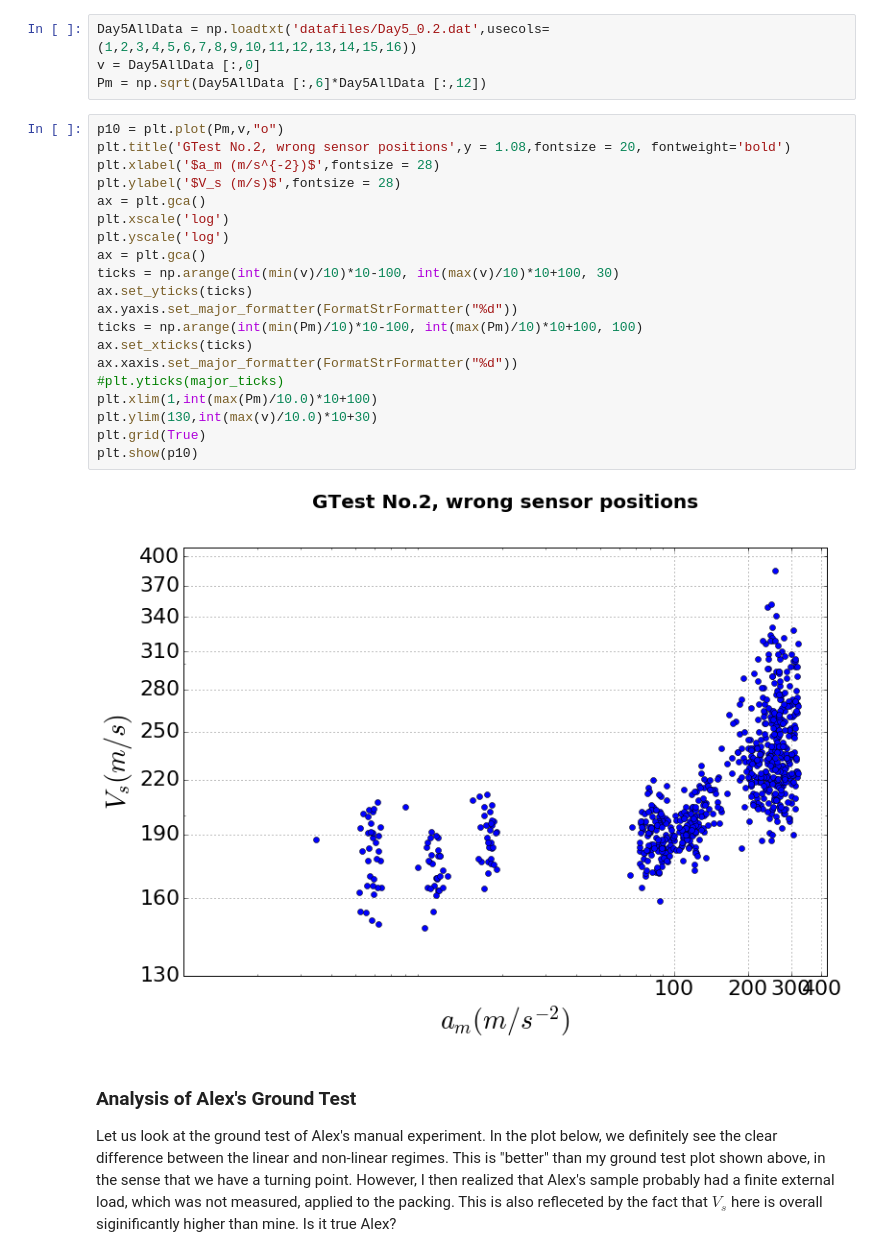
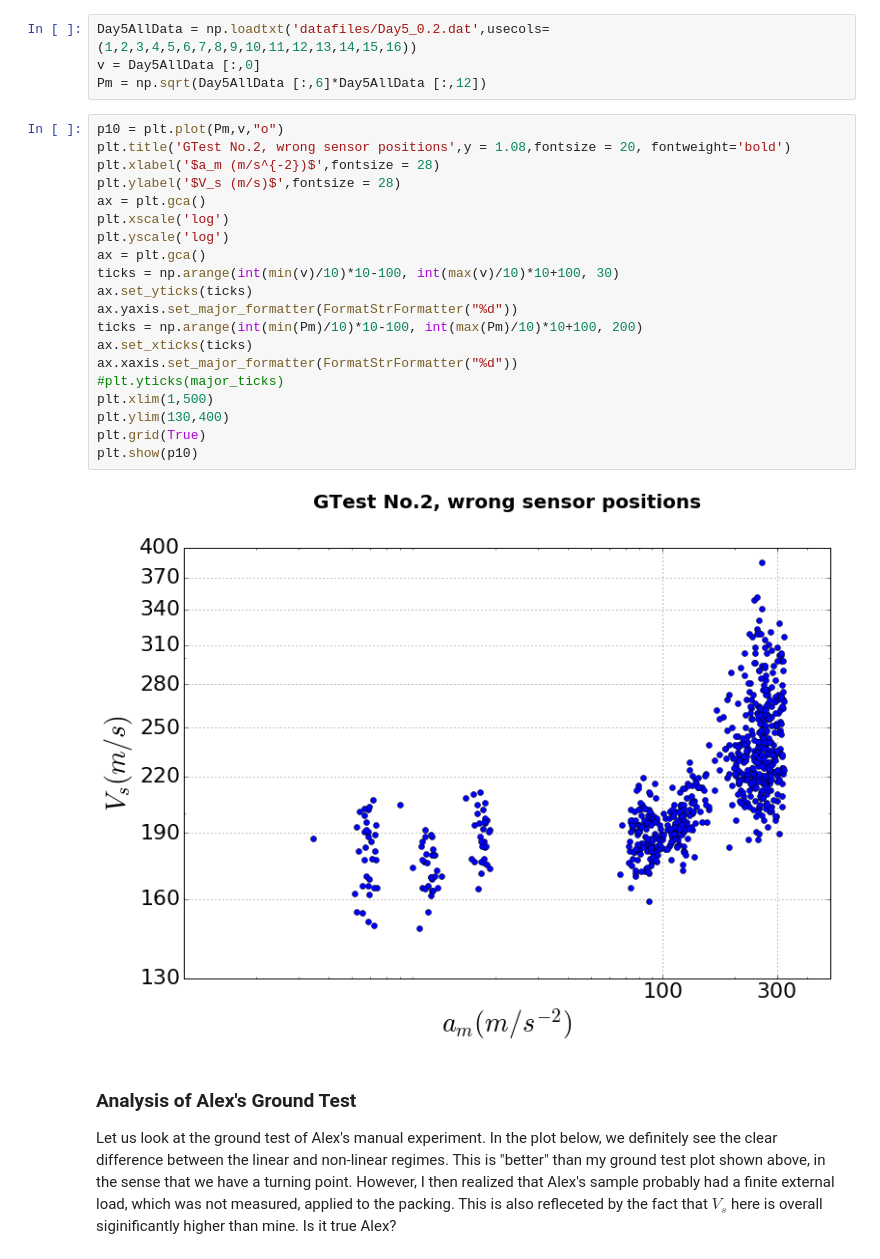
Before and after one commit to HanzoYu/GranularSound, a Jupyter notebook: GSound.ipynb, the cells around one changed output. Cells and saved outputs as stored; diff of their text form.

```diff
--- a/GSound.ipynb
+++ b/GSound.ipynb
@@ -187,25 +187,25 @@ Pm = np.sqrt(Day5AllData [:,6]*Day5AllData [:,12])
 # %%
 p10 = plt.plot(Pm,v,"o")
 plt.title('GTest No.2, wrong sensor positions',y = 1.08,fontsize = 20, fontweight='bold')
 plt.xlabel('$a_m (m/s^{-2})$',fontsize = 28)
 plt.ylabel('$V_s (m/s)$',fontsize = 28)
 ax = plt.gca()
 plt.xscale('log')
 plt.yscale('log')
 ax = plt.gca()
 ticks = np.arange(int(min(v)/10)*10-100, int(max(v)/10)*10+100, 30)
 ax.set_yticks(ticks)
 ax.yaxis.set_major_formatter(FormatStrFormatter("%d"))
-ticks = np.arange(int(min(Pm)/10)*10-100, int(max(Pm)/10)*10+100, 100)
+ticks = np.arange(int(min(Pm)/10)*10-100, int(max(Pm)/10)*10+100, 200)
 ax.set_xticks(ticks)
 ax.xaxis.set_major_formatter(FormatStrFormatter("%d"))
 #plt.yticks(major_ticks)
-plt.xlim(1,int(max(Pm)/10.0)*10+100)
-plt.ylim(130,int(max(v)/10.0)*10+30)
+plt.xlim(1,500)
+plt.ylim(130,400)
 plt.grid(True)
 plt.show(p10)
 # %% [output]
-[figure, old version]
+[figure, new version]
 # %% [markdown]
 ### Analysis of Alex's Ground Test
 
```
Also changed, not shown: parts of 2 cells of this notebook.
